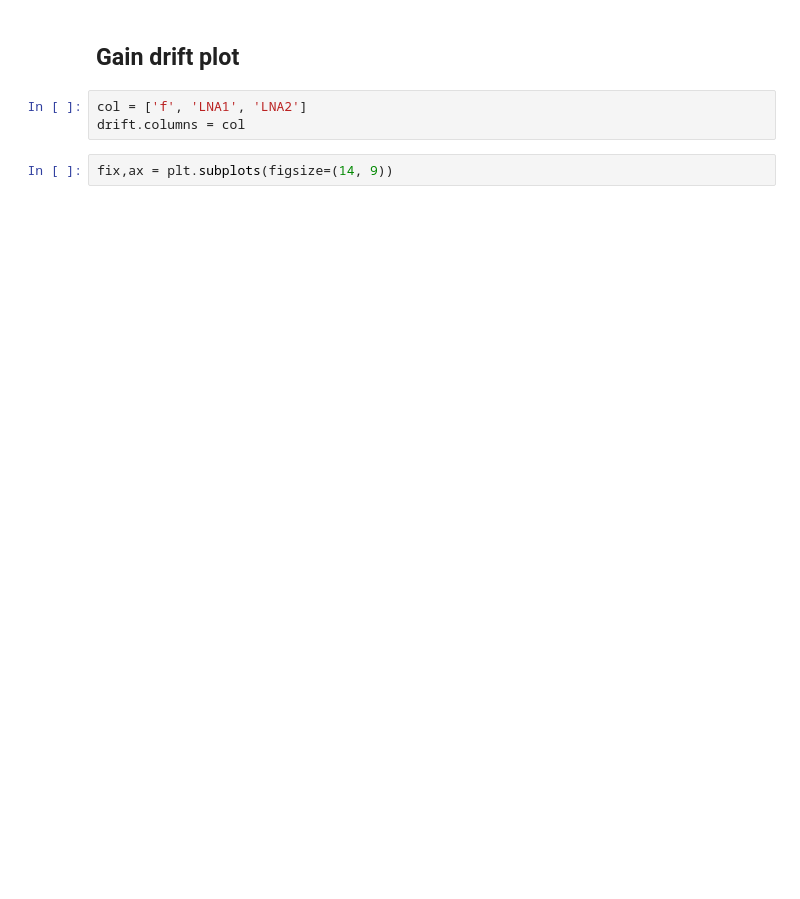
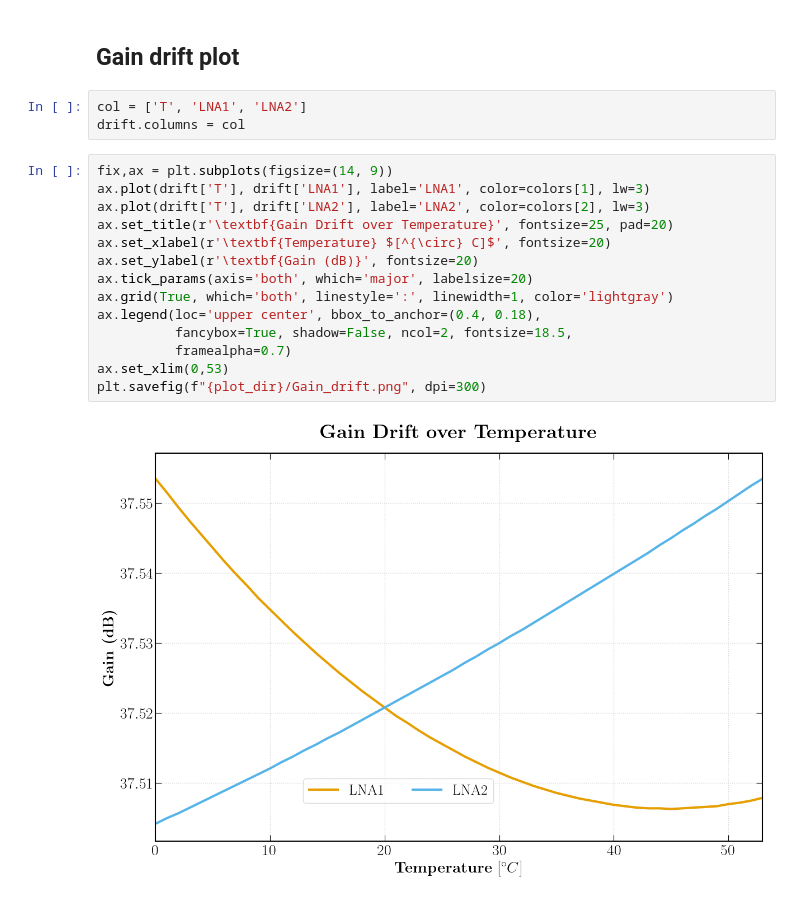
Before and after one commit to BaoTON1701/R-T_BiCMOS_run, a Jupyter notebook: code/Plot_results.ipynb, the cells around one changed output. Drawn from its saved outputs; the diff is of its cells as text; blank space fills up the shorter version.

```diff
--- a/code/Plot_results.ipynb
+++ b/code/Plot_results.ipynb
@@ -203,7 +240,21 @@ plt.show()
 # %% [markdown]
 ## Gain drift plot
 # %%
-col = ['f', 'LNA1', 'LNA2']
+col = ['T', 'LNA1', 'LNA2']
 drift.columns = col
 # %%
 fix,ax = plt.subplots(figsize=(14, 9))
+ax.plot(drift['T'], drift['LNA1'], label='LNA1', color=colors[1], lw=3)
+ax.plot(drift['T'], drift['LNA2'], label='LNA2', color=colors[2], lw=3)
+ax.set_title(r'\textbf{Gain Drift over Temperature}', fontsize=25, pad=20)
+ax.set_xlabel(r'\textbf{Temperature} $[^{\circ} C]$', fontsize=20)
+ax.set_ylabel(r'\textbf{Gain (dB)}', fontsize=20)
+ax.tick_params(axis='both', which='major', labelsize=20)
+ax.grid(True, which='both', linestyle=':', linewidth=1, color='lightgray')
+ax.legend(loc='upper center', bbox_to_anchor=(0.4, 0.18),
+          fancybox=True, shadow=False, ncol=2, fontsize=18.5,
+          framealpha=0.7)
+ax.set_xlim(0,53)
+plt.savefig(f"{plot_dir}/Gain_drift.png", dpi=300)
+# %% [output]
+[figure, added]
```
Also changed, not shown: parts of 9 cells of this notebook, 4 other files.
